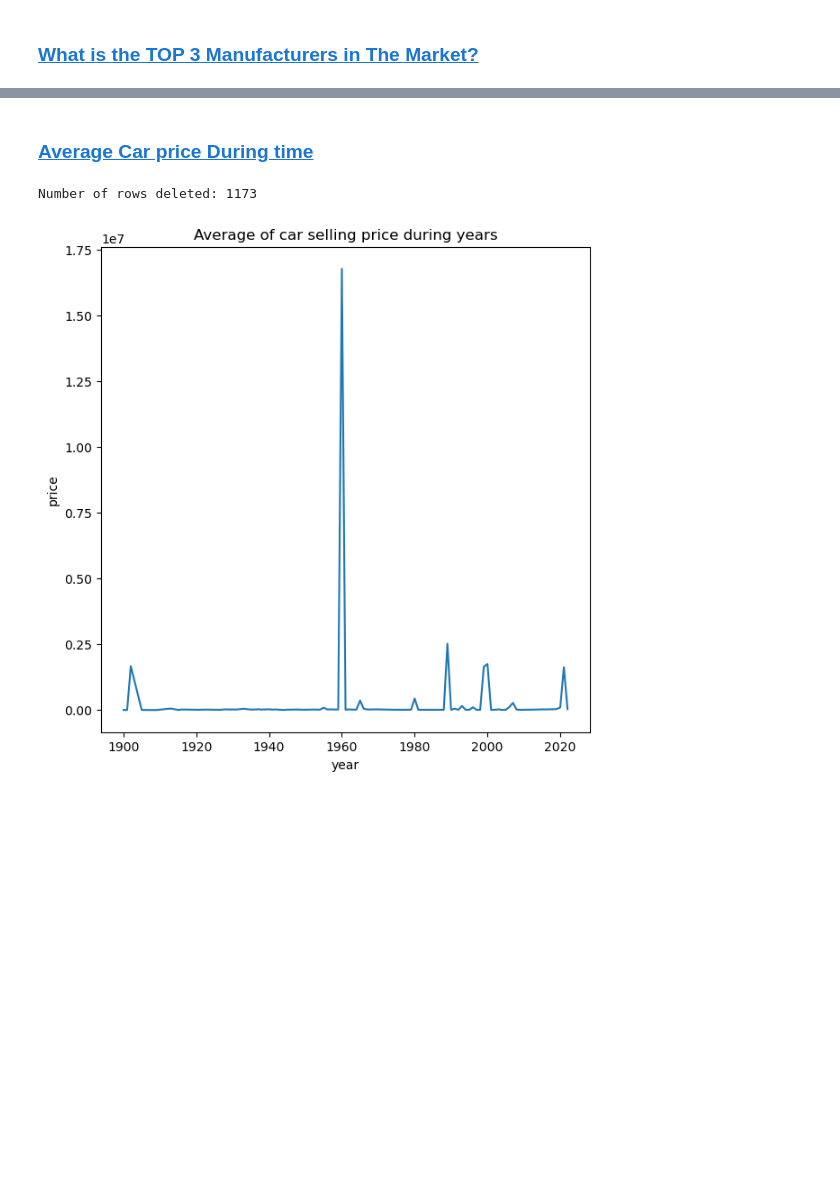
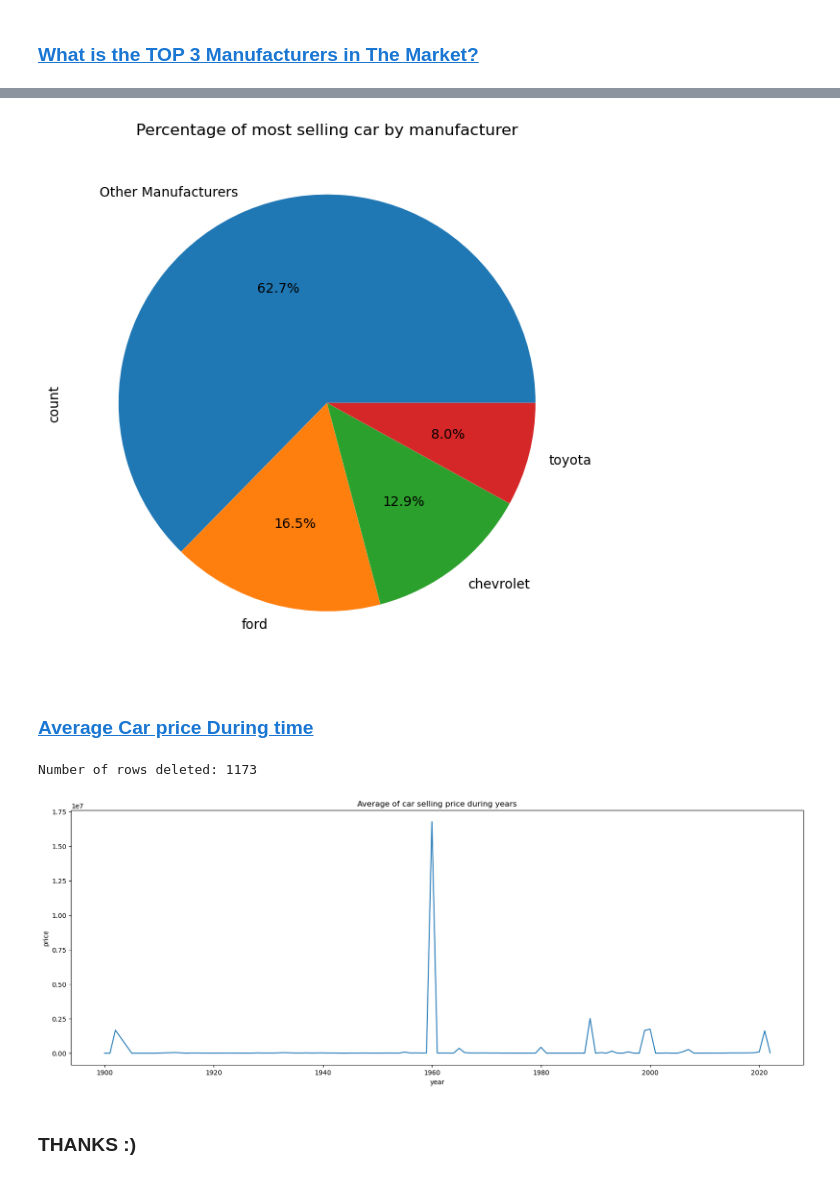
Before and after one commit to yousefalielkhapery1/Vehicles_dataset_analysis, a Jupyter notebook: vehicles.ipynb, the cells around one changed output, grey strips where cells are left out. Saved outputs shown, nothing was run; the diff lists cells and outputs as text; code cells hidden in the pictures; blank space fills up the shorter version.

```diff
--- a/vehicles.ipynb
+++ b/vehicles.ipynb
@@ -311,9 +311,3 @@ other_manufacturers = car_count['manufacturer'].value_counts().index[3:]
 # Replacing Manufactures names to Other Manufacturers
 car_count['manufacturer'] = car_count['manufacturer'].replace(other_manufacturers,"Other Manufacturers")
 car_count_Pie = car_count.value_counts('manufacturer').sort_values(ascending=False)
-
-# Pie Chart for [Ford, Chevrolet, Toyota, Other Manufacturers]
-car_count_Pie.plot(kind='pie', autopct='%1.1f%%')
-plt.rcParams['figure.figsize'] = (7, 7)
-plt.title('Percentage of most selling car by manufacturer')
-plt.show()
@@ -322,3 +314,11 @@ plt.show()
+# %%
+
+# Pie Chart for [Ford, Chevrolet, Toyota, Other Manufacturers]
+car_count_Pie.plot(kind='pie', autopct='%1.1f%%')
+plt.title('Percentage of most selling car by manufacturer')
+plt.show()
+# %% [output]
+[figure, added]
 # %% [markdown]
 ### <a id='toc1_3_3_'></a>[Average Car price During time](#toc0_)
 # %%
@@ -337,12 +337,16 @@ price_by_time['year'] = price_by_time['year'].astype(int)
 # grouping all average prices with its year
 price_by_time = price_by_time[['year','price']]
 price_by_time = price_by_time.groupby('year').mean()
-
-# line plot
-sns.lineplot(x = 'year' ,y = 'price',data =price_by_time)
-plt.title("Average of car selling price during years")
-plt.rcParams['figure.figsize'] = (20, 7)
-plt.show()
 # %% [output]
 Number of rows deleted: 1173
-[figure, removed]
+# %%
+
+# line plot
+sns.lineplot(x = 'year' ,y = 'price',data =price_by_time)
+plt.title("Average of car selling price during years")
+plt.rcParams['figure.figsize'] = (30, 7)
+plt.show()
+# %% [output]
+[figure, added]
+# %% [markdown]
+### THANKS :)
```
Also changed, not shown: parts of 3 cells of this notebook.
